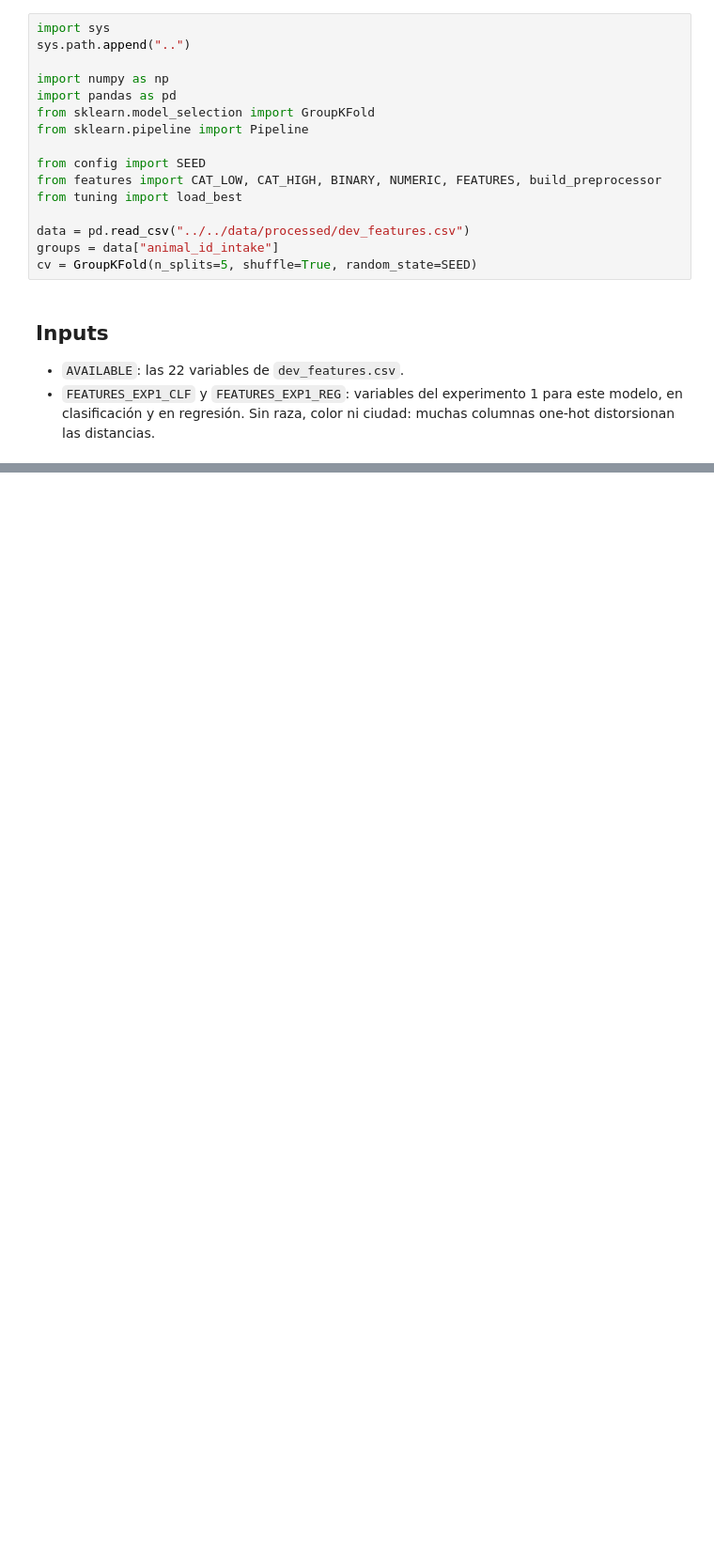
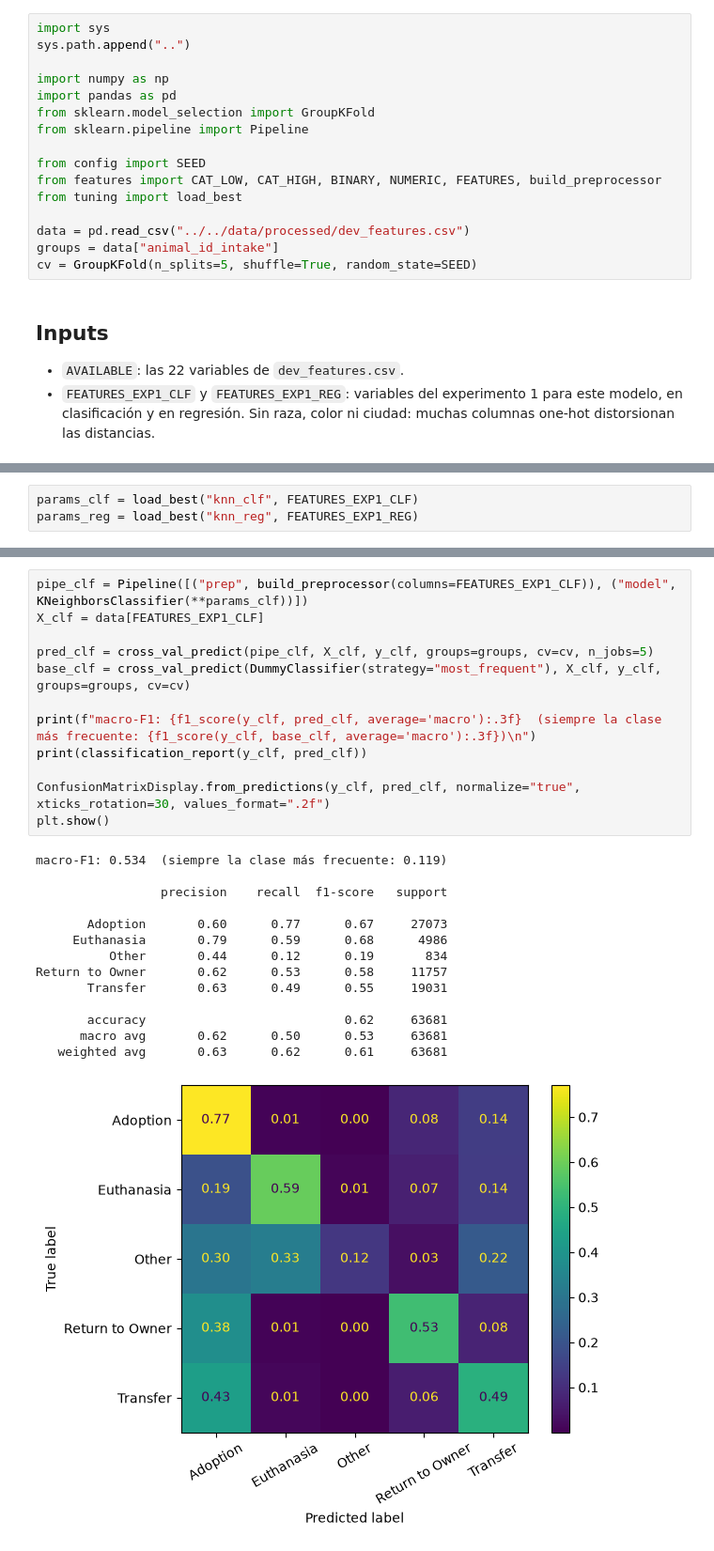
Before and after one commit to JorgeAVargasC/mucsi-ml-animal-shelter-project, a Jupyter notebook: notebooks/04-modeling-experiment-1/04.1-knn.ipynb, the cells around one changed output, grey strips where cells are left out. Shown at 94% size. Saved outputs shown, nothing was run; the diff lists cells and outputs as text; blank space fills up the shorter version.

```diff
--- a/notebooks/04-modeling-experiment-1/04.1-knn.ipynb
+++ b/notebooks/04-modeling-experiment-1/04.1-knn.ipynb
@@ -58,0 +65,3 @@ Objetivo: `y_log_days`, solo con las filas donde `y_outcome == "Adoption"`.
+# %%
+params_clf = load_best("knn_clf", FEATURES_EXP1_CLF)
+params_reg = load_best("knn_reg", FEATURES_EXP1_REG)
@@ -58,0 +77,27 @@ Objetivo: `y_log_days`, solo con las filas donde `y_outcome == "Adoption"`.
+# %%
+pipe_clf = Pipeline([("prep", build_preprocessor(columns=FEATURES_EXP1_CLF)), ("model", KNeighborsClassifier(**params_clf))])
+X_clf = data[FEATURES_EXP1_CLF]
+
+pred_clf = cross_val_predict(pipe_clf, X_clf, y_clf, groups=groups, cv=cv, n_jobs=5)
+base_clf = cross_val_predict(DummyClassifier(strategy="most_frequent"), X_clf, y_clf, groups=groups, cv=cv)
+
+print(f"macro-F1: {f1_score(y_clf, pred_clf, average='macro'):.3f}  (siempre la clase más frecuente: {f1_score(y_clf, base_clf, average='macro'):.3f})\n")
+print(classification_report(y_clf, pred_clf))
+
+ConfusionMatrixDisplay.from_predictions(y_clf, pred_clf, normalize="true", xticks_rotation=30, values_format=".2f")
+plt.show()
+# %% [output]
+macro-F1: 0.534  (siempre la clase más frecuente: 0.119)
+
+                 precision    recall  f1-score   support
+
+       Adoption       0.60      0.77      0.67     27073
+     Euthanasia       0.79      0.59      0.68      4986
+          Other       0.44      0.12      0.19       834
+Return to Owner       0.62      0.53      0.58     11757
+       Transfer       0.63      0.49      0.55     19031
+
+       accuracy                           0.62     63681
+      macro avg       0.62      0.50      0.53     63681
+   weighted avg       0.63      0.62      0.61     63681
+[figure, added]
```
Also changed, not shown: parts of 13 cells of this notebook, 38 other files.
